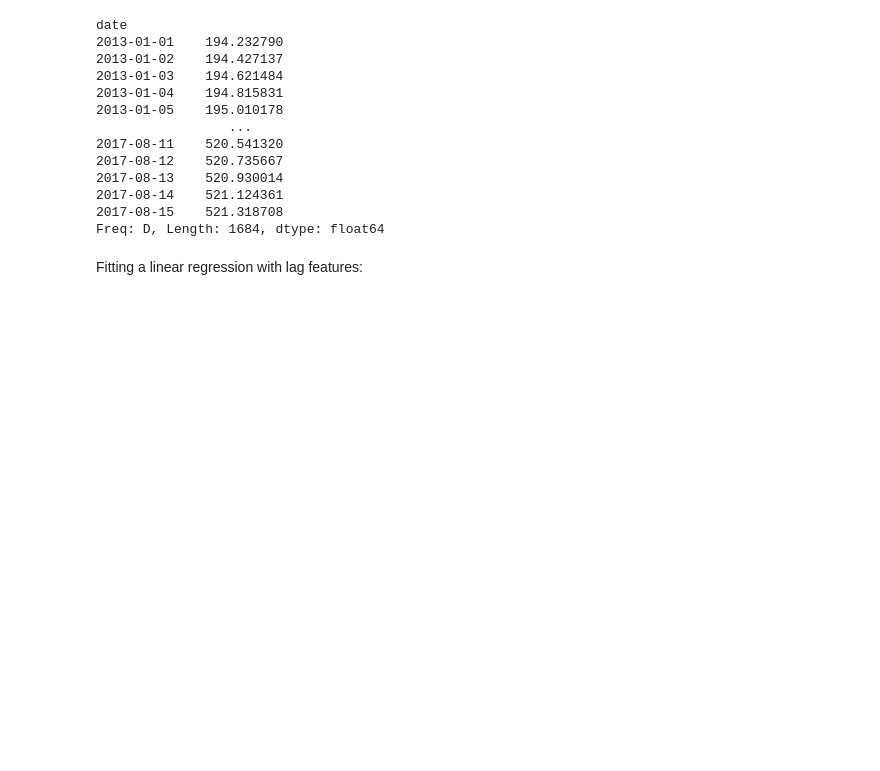
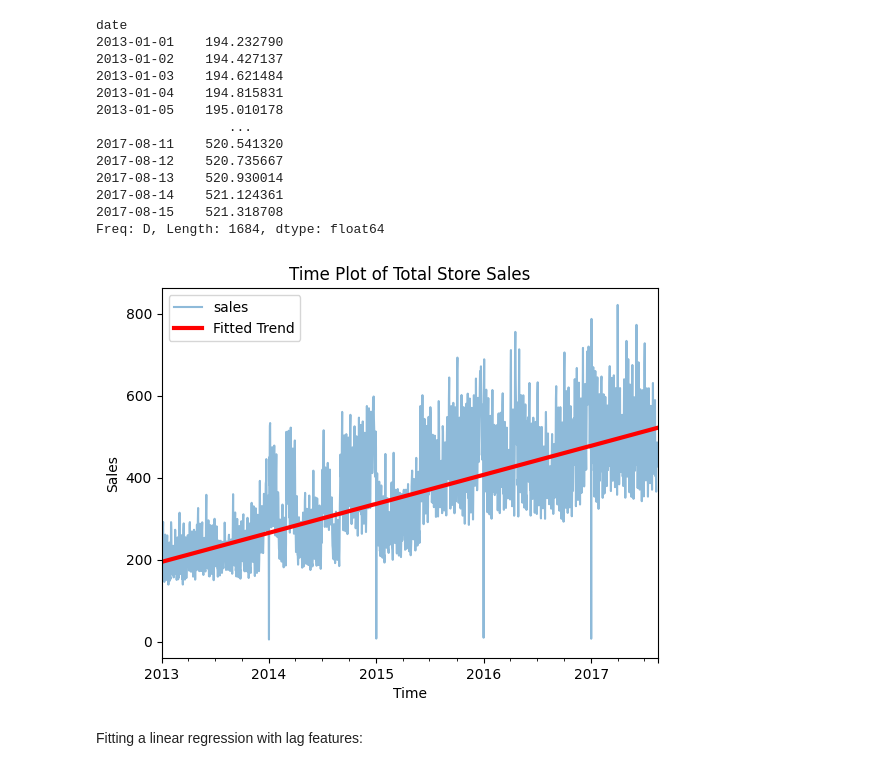
Before and after one commit to pstat197/vignette-linearregression-ts, a Jupyter notebook: vignette.ipynb, the cells around one changed output. Cells and saved outputs as stored; diff of their text form; code cells hidden in the pictures; blank space fills up the shorter version.

```diff
--- a/vignette.ipynb
+++ b/vignette.ipynb
@@ -53,6 +83,17 @@ date
 2017-08-14    521.124361
 2017-08-15    521.318708
 Freq: D, Length: 1684, dtype: float64
+# %%
+ax = y.plot(alpha=0.5, label='Actual Sales')
+y_pred.plot(ax=ax, linewidth=3, color='red', label='Fitted Trend')
+ax.set_title('Time Plot of Total Store Sales')
+ax.set_xlabel('Time')
+ax.set_ylabel('Sales')
+ax.legend()
+
+plt.show()
+# %% [output]
+[figure, added]
 # %% [markdown]
 Fitting a linear regression with lag features:
 # %%
```
Also changed, not shown: parts of 5 cells of this notebook, 3 other files.
